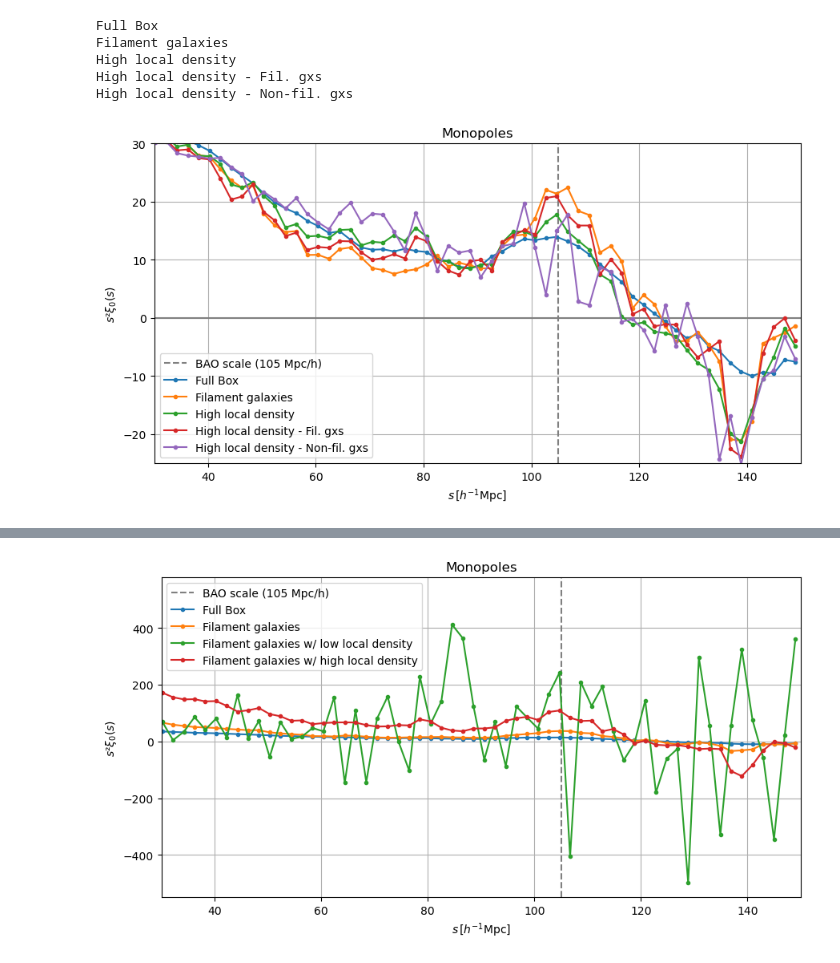
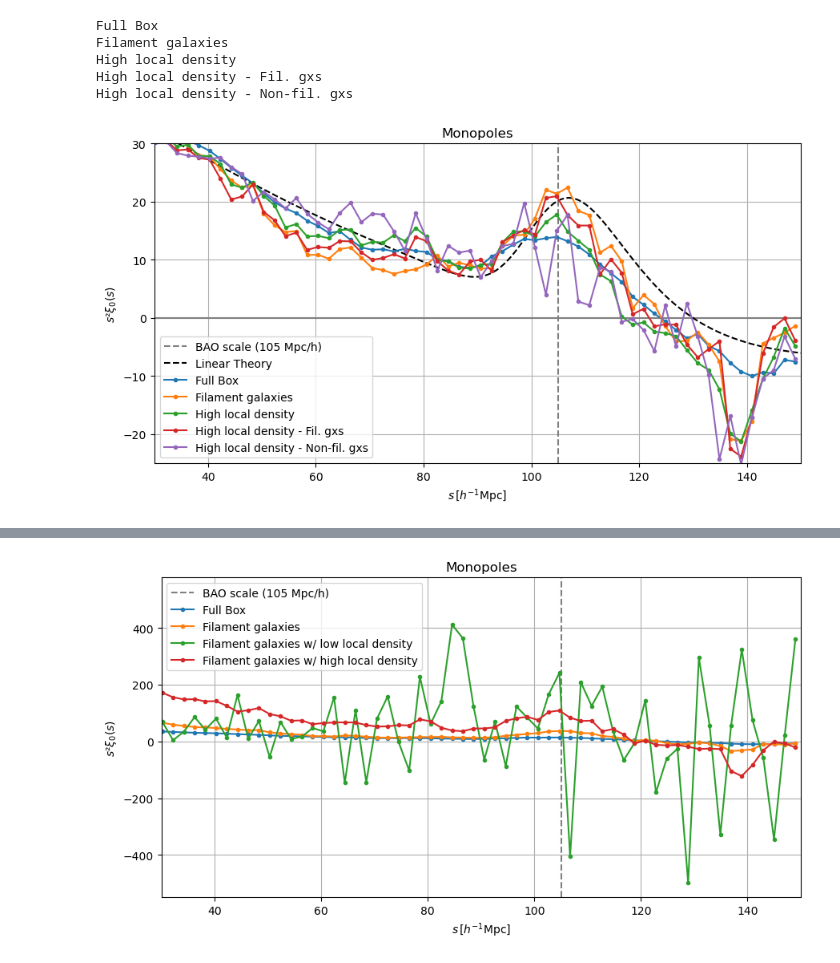
Before and after one commit to FedeDavilaKurban/filbao-md, a Jupyter notebook: explore_monopoles.ipynb, the cells around one changed output, grey strips where cells are left out. Drawn from its saved outputs; the diff is of its cells as text; code cells hidden in the pictures.

Commit message:
added linear xi to monopoles plot

```diff
--- a/explore_monopoles.ipynb
+++ b/explore_monopoles.ipynb
@@ -47,10 +47,7 @@ def load_monopole(npz_path):
 
 # %%
 # === SELECT FILES TO PLOT ===
-# Options: indices of monopole_files to plot
-# Example: plot full sample + first two bins
 files_to_plot = [24, 4, 26, 0, 12]  # <- change as needed
-#labels_to_plot = [monopole_files[i].replace(".npz","") for i in files_to_plot]
 labels_to_plot = ['Full Box',\
                   'Filament galaxies',\
                   'High local density',\
@@ -65,36 +62,41 @@ labels_to_plot = ['Full Box',\
 plt.figure(figsize=(9,5))
 plt.axhline(0, color='gray', linestyle='-')
 plt.axvline(105, color='gray', linestyle='--', label='BAO scale (105 Mpc/h)')
+# Read and plot linear xi for reference
+xi_lin_data = np.load("../data/monopole_linear.npz")
+s_lin = xi_lin_data['s']
+xi_lin = xi_lin_data['xi']
+plt.plot(s_lin, (xi_lin*s_lin**2)*.99, label='Linear Theory', color='black', linestyle='--')
 for idx, i in enumerate(files_to_plot):
     s, xi0 = load_monopole(os.path.join(monopoles_dir, monopole_files[i]))
     y = s**2 * xi0
     print(labels_to_plot[idx])
     if labels_to_plot[idx] in ['High local density',\
                   'High local density - Fil. gxs',\
                   'High local density - Non-fil. gxs'\
                     ]:
         y=y*.2  # scale up by factor of 10 for better visibility
     if idx==1:
         y=y*.5
     plt.plot(s, y, label=labels_to_plot[idx], marker='o', linestyle='-', ms=3)
 
 plt.xlabel(r"$s\,[h^{-1}\mathrm{Mpc}]$")
 plt.ylabel(r"$s²\xi_0(s)$")
 plt.xlim(30, 150)
 plt.ylim(-25, 30)
 plt.title("Monopoles")
 plt.legend()
 plt.grid(True)
 plt.tight_layout()
 plt.savefig('../plots/explore_monopoles_fullsample.png', dpi=100)
 plt.show()
 # %% [output]
 Full Box
 Filament galaxies
 High local density
 High local density - Fil. gxs
 High local density - Non-fil. gxs
-[figure, old version]
+[figure, new version]
 # %%
 # %%
 import os
```
Also changed, not shown: parts of 2 cells of this notebook.
